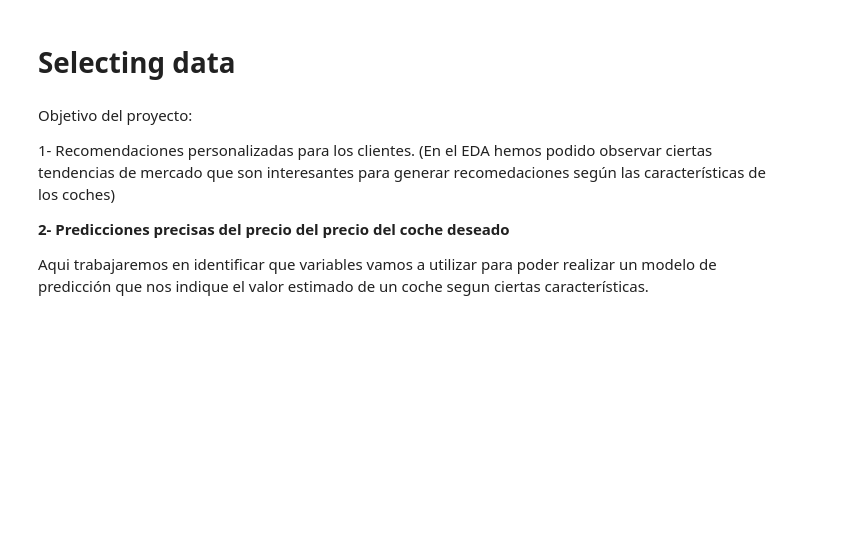
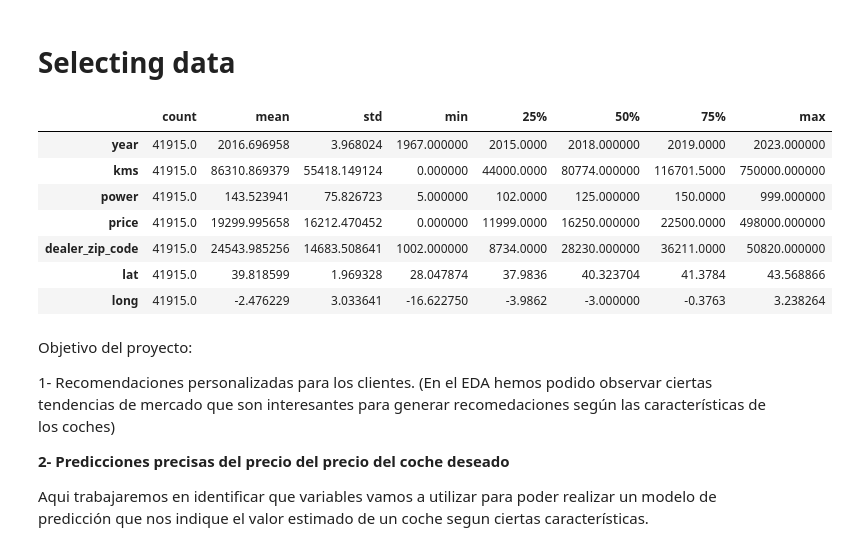
Before and after one commit to Germandcont/SecondHandCars-PricePrediction, a Jupyter notebook: notebooks/predictive_model.ipynb, the cells around one changed output. Cells and saved outputs as stored; diff of their text form; code cells hidden in the pictures; blank space fills up the shorter version.

```diff
--- a/notebooks/predictive_model.ipynb
+++ b/notebooks/predictive_model.ipynb
@@ -11,3 +11,14 @@ df_final = pd.read_csv(r'C:\Users\Germán\Github\ProyectoFinal\data\dffinal.csv'
+# %%
+df_final.describe().T
+# %% [output]
+|  | count | mean | std | min | 25% | 50% | 75% | max |
+| year | 41915.0 | 2016.696958 | 3.968024 | 1967.000000 | 2015.0000 | 2018.000000 | 2019.0000 | 2023.000000 |
+| kms | 41915.0 | 86310.869379 | 55418.149124 | 0.000000 | 44000.0000 | 80774.000000 | 116701.5000 | 750000.000000 |
+| power | 41915.0 | 143.523941 | 75.826723 | 5.000000 | 102.0000 | 125.000000 | 150.0000 | 999.000000 |
+| price | 41915.0 | 19299.995658 | 16212.470452 | 0.000000 | 11999.0000 | 16250.000000 | 22500.0000 | 498000.000000 |
+| dealer_zip_code | 41915.0 | 24543.985256 | 14683.508641 | 1002.000000 | 8734.0000 | 28230.000000 | 36211.0000 | 50820.000000 |
+| lat | 41915.0 | 39.818599 | 1.969328 | 28.047874 | 37.9836 | 40.323704 | 41.3784 | 43.568866 |
+| long | 41915.0 | -2.476229 | 3.033641 | -16.622750 | -3.9862 | -3.000000 | -0.3763 | 3.238264 |
 # %% [markdown]
 
 Objetivo del proyecto:
```
Also changed, not shown: parts of 32 cells of this notebook, 1 other file.
